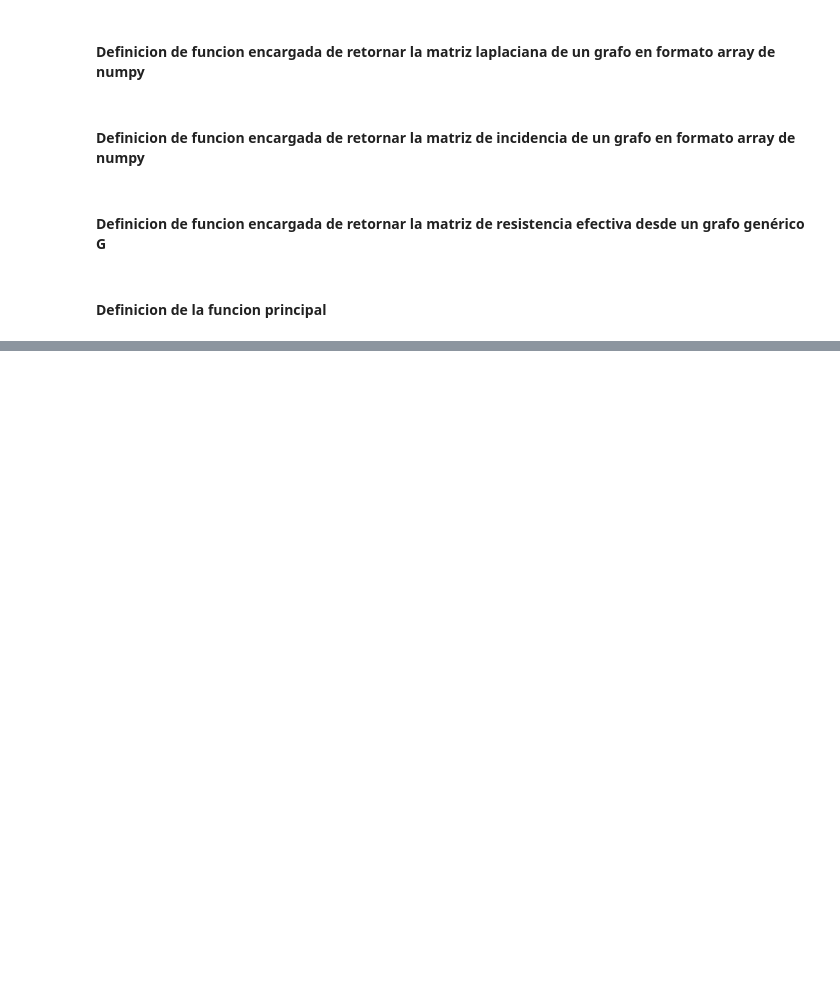
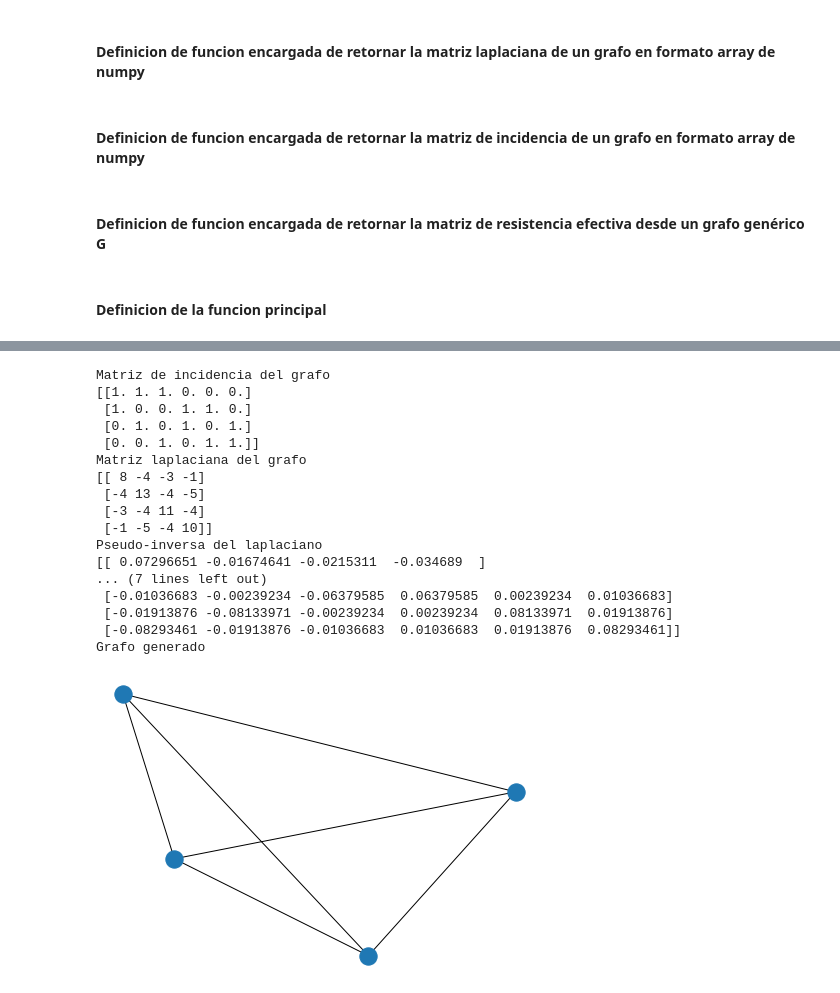
Before and after one commit to elias7991/Resistencia-efectiva, a Jupyter notebook: Resistencia_efectiva.ipynb, the cells around one changed output, grey strips where cells are left out. Cells and saved outputs as stored; diff of their text form; code cells hidden in the pictures; blank space fills up the shorter version.

```diff
--- a/Resistencia_efectiva.ipynb
+++ b/Resistencia_efectiva.ipynb
@@ -83,0 +144,21 @@ Matriz de resistencia efectiva
+# %%
+main()
+# %% [output]
+Matriz de incidencia del grafo
+[[1. 1. 1. 0. 0. 0.]
+ [1. 0. 0. 1. 1. 0.]
+ [0. 1. 0. 1. 0. 1.]
+ [0. 0. 1. 0. 1. 1.]]
+Matriz laplaciana del grafo
+[[ 8 -4 -3 -1]
+ [-4 13 -4 -5]
+ [-3 -4 11 -4]
+ [-1 -5 -4 10]]
+Pseudo-inversa del laplaciano
+[[ 0.07296651 -0.01674641 -0.0215311  -0.034689  ]
+... (7 lines left out)
+ [-0.01036683 -0.00239234 -0.06379585  0.06379585  0.00239234  0.01036683]
+ [-0.01913876 -0.08133971 -0.00239234  0.00239234  0.08133971  0.01913876]
+ [-0.08293461 -0.01913876 -0.01036683  0.01036683  0.01913876  0.08293461]]
+Grafo generado
+[figure, added]
```
Also changed, not shown: parts of 8 cells of this notebook.
